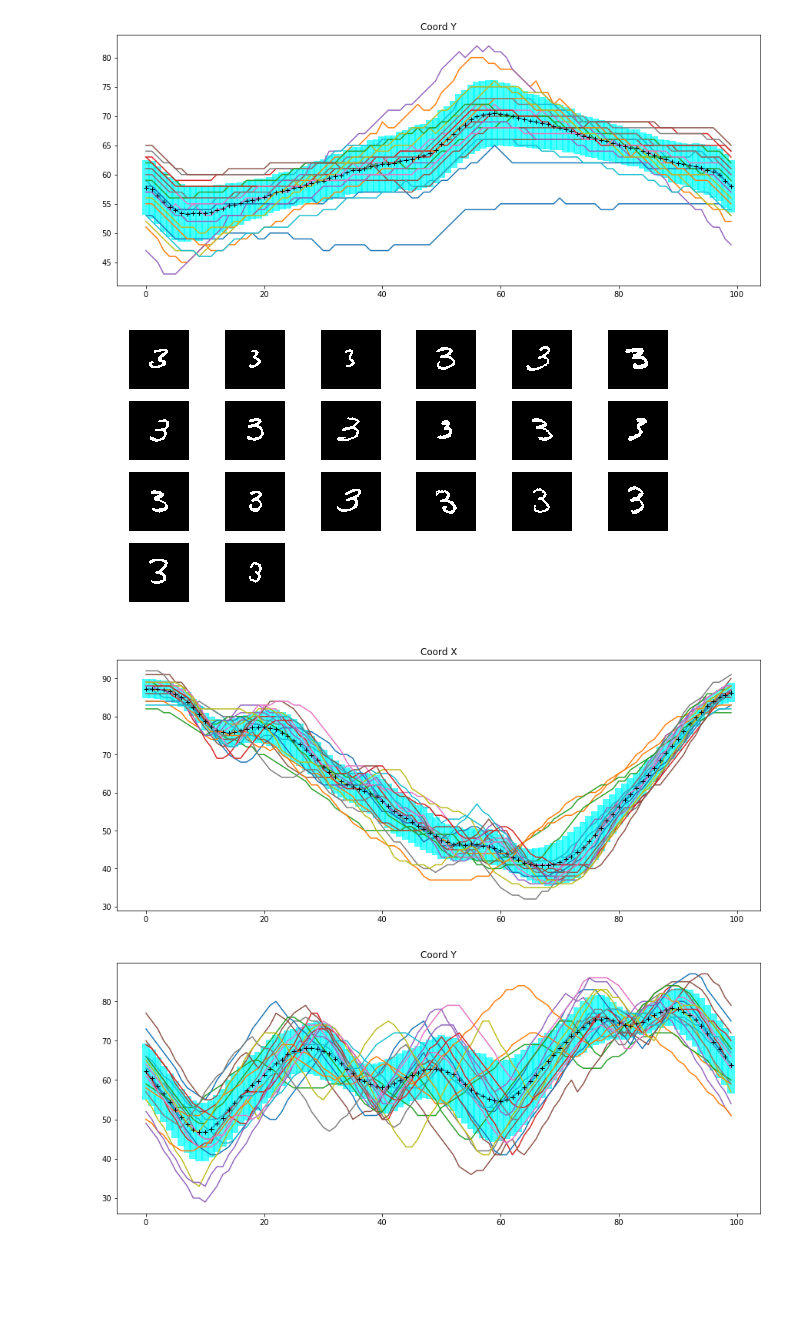
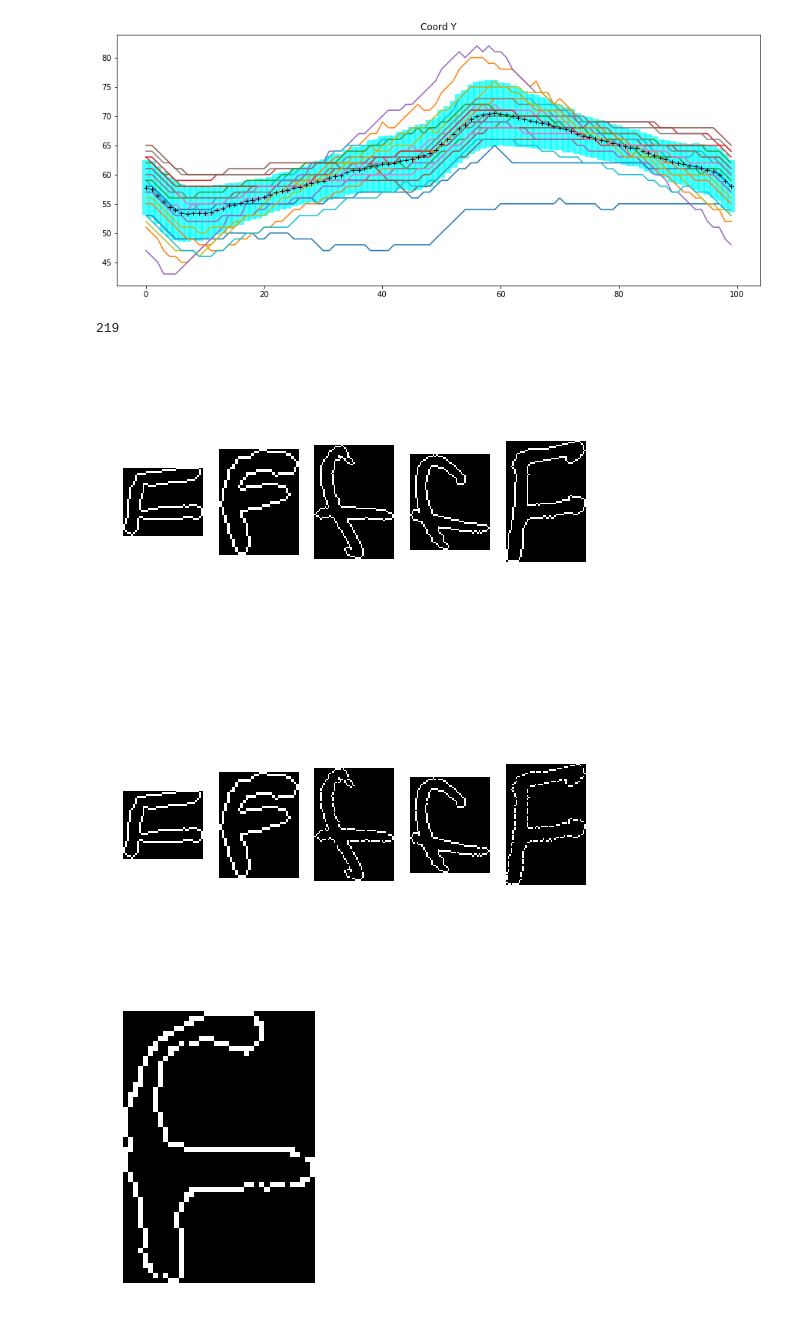
Before and after one commit to Larissa13/MAC5749, a Jupyter notebook: examples/G1_contours_tarefa.ipynb, the cells around one changed output. Cells and saved outputs as stored; diff of their text form; code cells hidden in the pictures; blank space fills up the shorter version.

Commit message:
mod plotContour

```diff
--- a/examples/G1_contours_tarefa.ipynb
+++ b/examples/G1_contours_tarefa.ipynb
@@ -107,48 +126,70 @@ for idx,title in zip([1,2],["Coord X","Coord Y"]):
 [figure]
 [figure]
 # %%
+from sarpy import plotContour
 """
 Função principal
 """
 
 def process (list_images):
-    gridVisualize(list_images,6,(10,5))
+#     gridVisualize(list_images,6,(10,5),plotContour.contour2bm)
     ##
-    numbins = 100
+    sum_peri = 0
     list_con = []
-    arr_xx = np.arange(0,numbins)
     for img in list_images:
         aContour = extractContours.extract_contours(img)
-        c = fun(aContour[0],numbins) # problem type in aContour
-        list_con.append(c)
-    array_con = np.array(list_con)
+        sum_peri = sum_peri + len(aContour[0])
+        list_con.append(aContour[0])
+
+    numbins = int(sum_peri/len(list_con))
+    print(numbins)
+    arr_x = np.arange(0,numbins)
+    array_con = np.asarray(list_con)
+    array_cont_ini = array_con.copy
+    gridVisualize(array_con,6,(10,5),plotContour.contour2bm)
     ##
+    for i in range(0,len(array_con)):
+        c = fun(array_con[i],numbins) # problem type in aContour
+        c = c - np.min(c,axis=0)
+        array_con[i] = np.array(c)
+    ##
+    gridVisualize(array_con,6,(10,5),plotContour.contour2bm)
     mm = np.mean(array_con,axis=0)
     std = np.std(array_con,axis=0)
+    ##
+    mm_n = mm - np.min(mm,axis=0)
+    size = np.max(mm_n,axis=0)
+    img_mm = np.zeros((int(size[1])+1,int(size[2])+1))
+    for b in mm_n:
+        img_mm[int(b[1])][int(b[2])] = 1
+    plt.imshow(img_mm,cmap='gray')
+    plt.axis('off')
+    plt.show()
     ##
     plt.rcParams["figure.figsize"] = [15,6]
     for idx,title in zip([1,2],["Coord X","Coord Y"]):
         fig = plt.figure()
         ax = fig.add_subplot(111)
         for contour in array_con:
             ax.plot(arr_x, contour[:,idx])
         ax.plot(arr_x, mm[:,idx],'+', color="black")
         plt.title(title)
         plt.errorbar(arr_x,mm[:,idx],yerr=std[:,idx],ecolor='cyan',elinewidth=10,zorder=-1,alpha=0.7)
         plt.show()
 
 """
 ###
 # Example para imagens aleatórias
 #
 """
-
-for c in range(3,6):
+# for c in range(0,62,10):
+for c in range(15,16):
     list_images = [];
-    for i in range(c*100,c*100+20):
+    for i in range(c*100,c*100+5):
         list_images.append(dataset['bitmaps'][i])
     process(list_images)
 # %% [output]
+219
-[figure, old version]
+[figure, new version]
-[figure, old version]
+[figure, new version]
-[figure, old version]
+[figure, new version]
```
Also changed, not shown: parts of 3 cells of this notebook, 1 other file.
